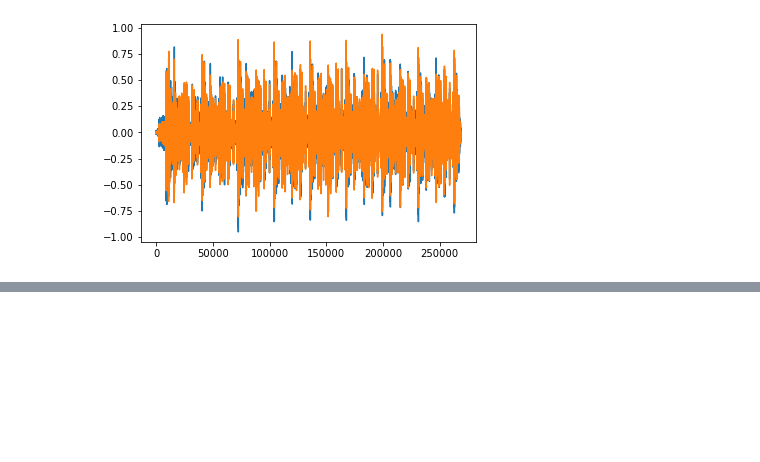
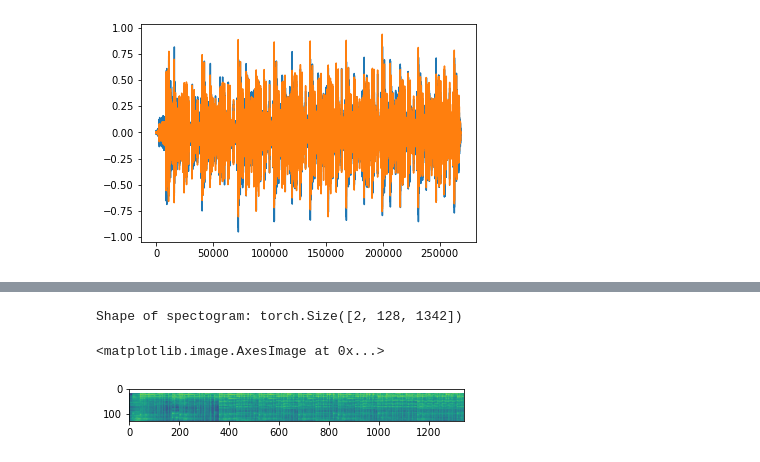
Before and after one commit to Wahed08/DataScience, a Jupyter notebook: File Importing and Manipulation.ipynb, the cells around one changed output, grey strips where cells are left out. Drawn from its saved outputs; the diff is of its cells as text; code cells hidden in the pictures; blank space fills up the shorter version.

```diff
--- a/File Importing and Manipulation.ipynb
+++ b/File Importing and Manipulation.ipynb
@@ -21,0 +34,11 @@ Sample rate of waveform: 8000
+# %%
+specgram = torchaudio.transforms.MelSpectrogram()(waveform)
+
+print("Shape of spectogram: {}".format(specgram.size()))
+
+plt.figure()
+plt.imshow(specgram.log2()[0,:,:].numpy())
+# %% [output]
+Shape of spectogram: torch.Size([2, 128, 1342])
+<matplotlib.image.AxesImage at 0x...>
+[figure, added]
```
Also changed, not shown: parts of 6 cells of this notebook.
